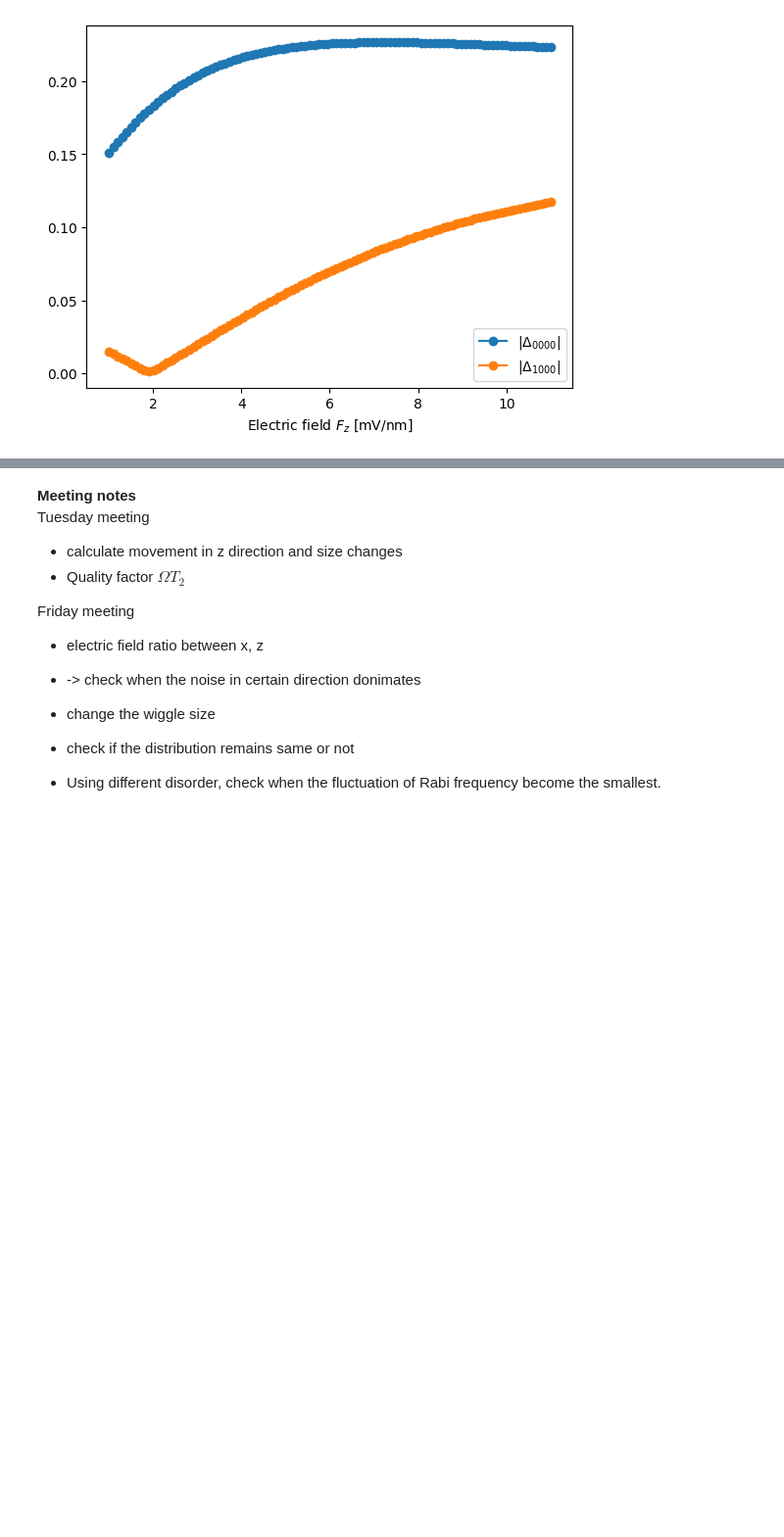
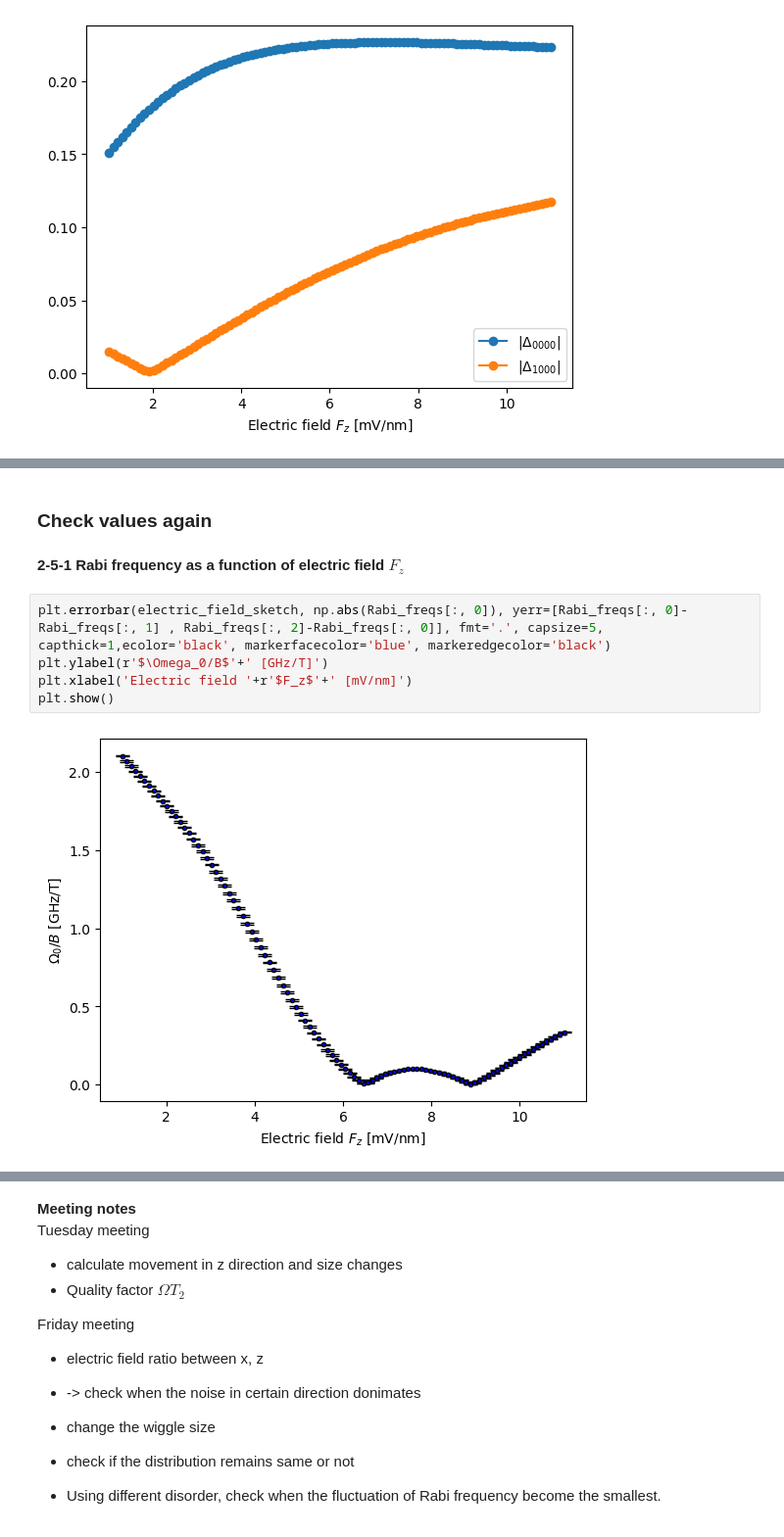
Before and after one commit to Minyoung-Kim1110/Rabi_WW, a Jupyter notebook: main.ipynb, the cells around one changed output, grey strips where cells are left out. Shown at 98% size. Drawn from its saved outputs; the diff is of its cells as text; blank space fills up the shorter version.

Commit message:
one more test with electric field

```diff
--- a/main.ipynb
+++ b/main.ipynb
@@ -473,0 +525,11 @@ plt.legend()
+# %% [markdown]
+### Check values again
+# %% [markdown]
+**2-5-1  Rabi frequency as a function of electric field $F_z$**
+# %%
+plt.errorbar(electric_field_sketch, np.abs(Rabi_freqs[:, 0]), yerr=[Rabi_freqs[:, 0]-Rabi_freqs[:, 1] , Rabi_freqs[:, 2]-Rabi_freqs[:, 0]], fmt='.', capsize=5, capthick=1,ecolor='black', markerfacecolor='blue', markeredgecolor='black')
+plt.ylabel(r'$\Omega_0/B$'+' [GHz/T]')
+plt.xlabel('Electric field '+r'$F_z$'+' [mV/nm]')
+plt.show()
+# %% [output]
+[figure, added]
```
Also changed, not shown: parts of 7 cells of this notebook, 2 other files.
